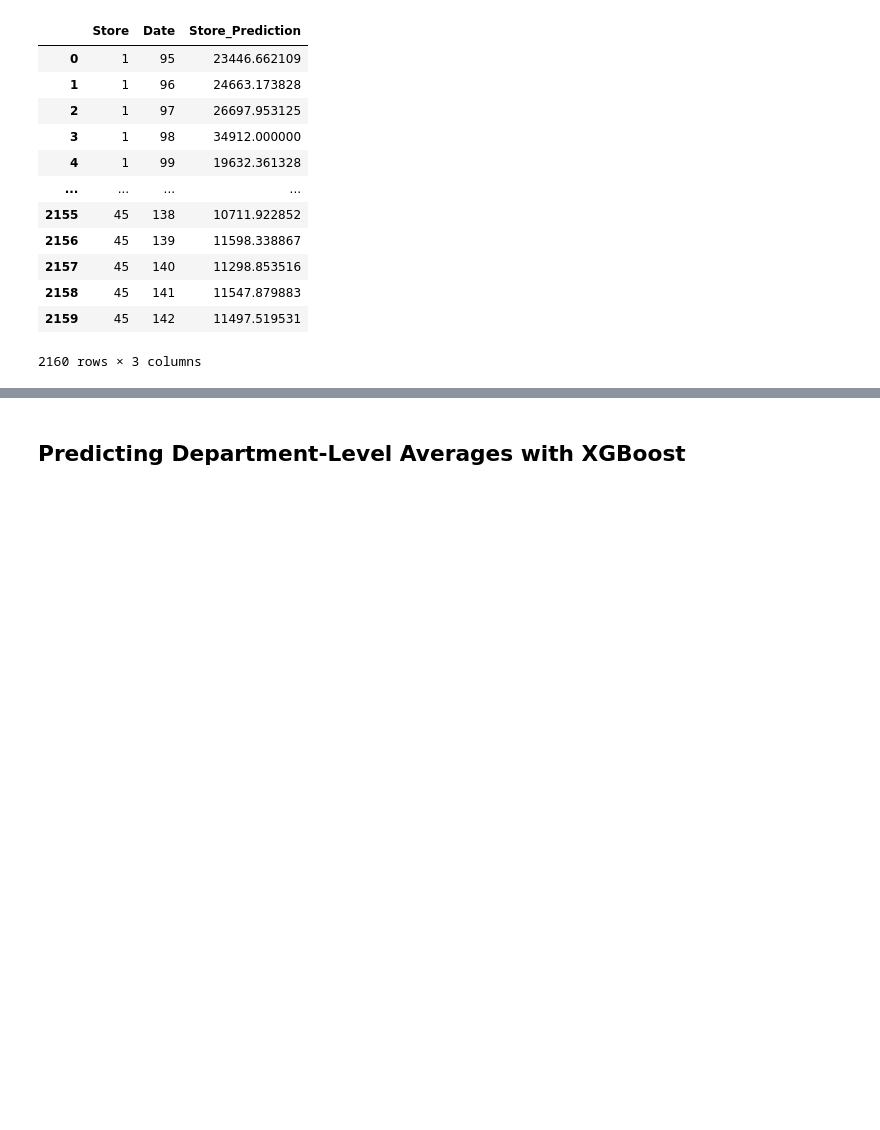
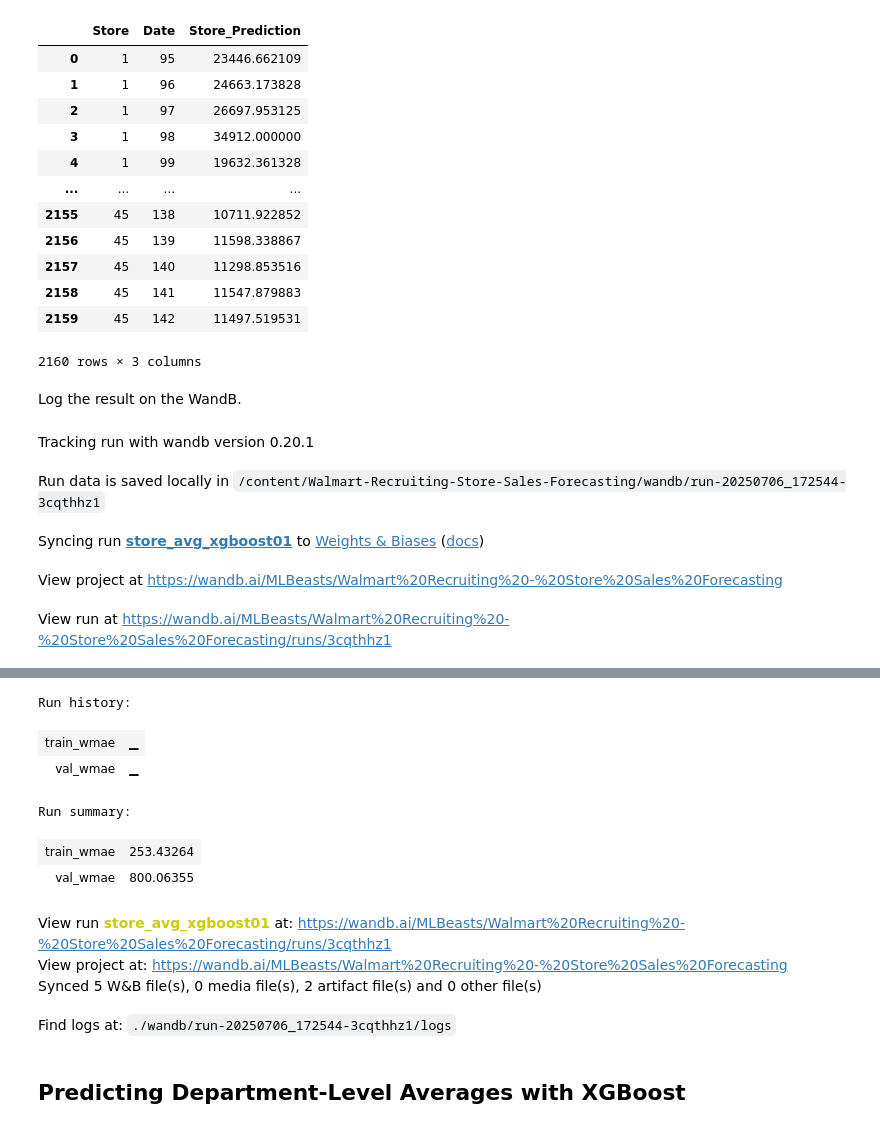
Before and after one commit to azhgh22/Walmart-Recruiting-Store-Sales-Forecasting, a Jupyter notebook: notebooks/02_group_stat_model.ipynb, the cells around one changed output, grey strips where cells are left out. Saved outputs shown, nothing was run; the diff lists cells and outputs as text; code cells hidden in the pictures; blank space fills up the shorter version.

Commit message:
Add WandB Logging.

```diff
--- a/notebooks/02_group_stat_model.ipynb
+++ b/notebooks/02_group_stat_model.ipynb
@@ -395,15 +406,15 @@ store_model.fit(X_train_store, y_train_store)
 store_train_preds = store_model.predict(X_train_store)
 store_valid_preds = store_model.predict(X_valid_store)
 
-wma = compute_wmae(y_valid_store, store_valid_preds, is_holiday=X_valid_store['IsHoliday'])
-print(f"Validation WMAE: {wma:.2f}")
-mae = mean_absolute_error(y_valid_store, store_valid_preds)
-print(f"Validation MAE: {mae:.2f}")
+valid_wmae = compute_wmae(y_valid_store, store_valid_preds, is_holiday=X_valid_store['IsHoliday'])
+print(f"Validation WMAE: {valid_wmae:.2f}")
+valid_mae = mean_absolute_error(y_valid_store, store_valid_preds)
+print(f"Validation MAE: {valid_mae:.2f}")
 
-wma = compute_wmae(y_train_store, store_train_preds, is_holiday=X_train_store['IsHoliday'])
-print(f"Train WMAE: {wma:.2f}")
-mae = mean_absolute_error(y_train_store, store_train_preds)
-print(f"Train MAE: {mae:.2f}")
+train_wmae = compute_wmae(y_train_store, store_train_preds, is_holiday=X_train_store['IsHoliday'])
+print(f"Train WMAE: {train_wmae:.2f}")
+train_mae = mean_absolute_error(y_train_store, store_train_preds)
+print(f"Train MAE: {train_mae:.2f}")
 # %% [output]
 Validation WMAE: 800.06
 Validation MAE: 786.72
@@ -431,3 +442,40 @@ valid_store_results
 | 2158 | 45 | 141 | 11547.879883 |
 | 2159 | 45 | 142 | 11497.519531 |
 2160 rows × 3 columns
+# %% [markdown]
+Log the result on the WandB.
+# %%
+from sklearn.pipeline import Pipeline
+
+pipeline = Pipeline([
+    ('feature_adder', time_features.FeatureAdder(**params)),
+    ('object_to_category', feature_transformers.ObjectToCategory()),
+    ('group_stat_features', feature_transformers.GroupStatFeatureAdder(groupby_cols='Store', aggfunc='mean')),
+    ('make_categorical', feature_transformers.MakeCategorical(['Store'])),
+    ('drop_columns', feature_transformers.ChangeColumns(columns_to_drop=[
+        'MarkDown1', 'MarkDown2', 'MarkDown3', 'MarkDown4', 'MarkDown5'
+    ])),
+    ('model', store_model)
+])
+
+from src.utils import log_to_wandb
+from configs.basic_config import store_avg_config
+from configs.boosting_models_config import store_avg_xgboost_config
+
+
+
+log_to_wandb(
+    model = pipeline,
+    train_score = train_wmae,
+    val_score = valid_wmae,
+    run_name = "store_avg_xgboost01",
+    artifact_type = "model",
+    artifact_name="store_avg_boosting",
+    artifact_description = "used for predicting stores avg only",
+    config= store_avg_config | store_avg_xgboost_config)
+# %% [output]
+Tracking run with wandb version 0.20.1
+Run data is saved locally in /content/Walmart-Recruiting-Store-Sales-Forecasting/wandb/run-20250706_172544-3cqthhz1
+Syncing run store_avg_xgboost01 to Weights & Biases (docs)
+View project at https://wandb.ai/MLBeasts/Walmart%20Recruiting%20-%20Store%20Sales%20Forecasting
+View run at https://wandb.ai/MLBeasts/Walmart%20Recruiting%20-%20Store%20Sales%20Forecasting/runs/3cqthhz1
@@ -434,3 +483,13 @@ valid_store_results
+Run history:
+| train_wmae | ▁ |
+| val_wmae | ▁ |
+Run summary:
+| train_wmae | 253.43264 |
+| val_wmae | 800.06355 |
+View run store_avg_xgboost01 at: https://wandb.ai/MLBeasts/Walmart%20Recruiting%20-%20Store%20Sales%20Forecasting/runs/3cqthhz1
+View project at: https://wandb.ai/MLBeasts/Walmart%20Recruiting%20-%20Store%20Sales%20Forecasting
+Synced 5 W&B file(s), 0 media file(s), 2 artifact file(s) and 0 other file(s)
+Find logs at: ./wandb/run-20250706_172544-3cqthhz1/logs
 # %% [markdown]
 ## Predicting Department-Level Averages with XGBoost
 # %% [markdown]
```
Also changed, not shown: parts of 14 cells of this notebook.
